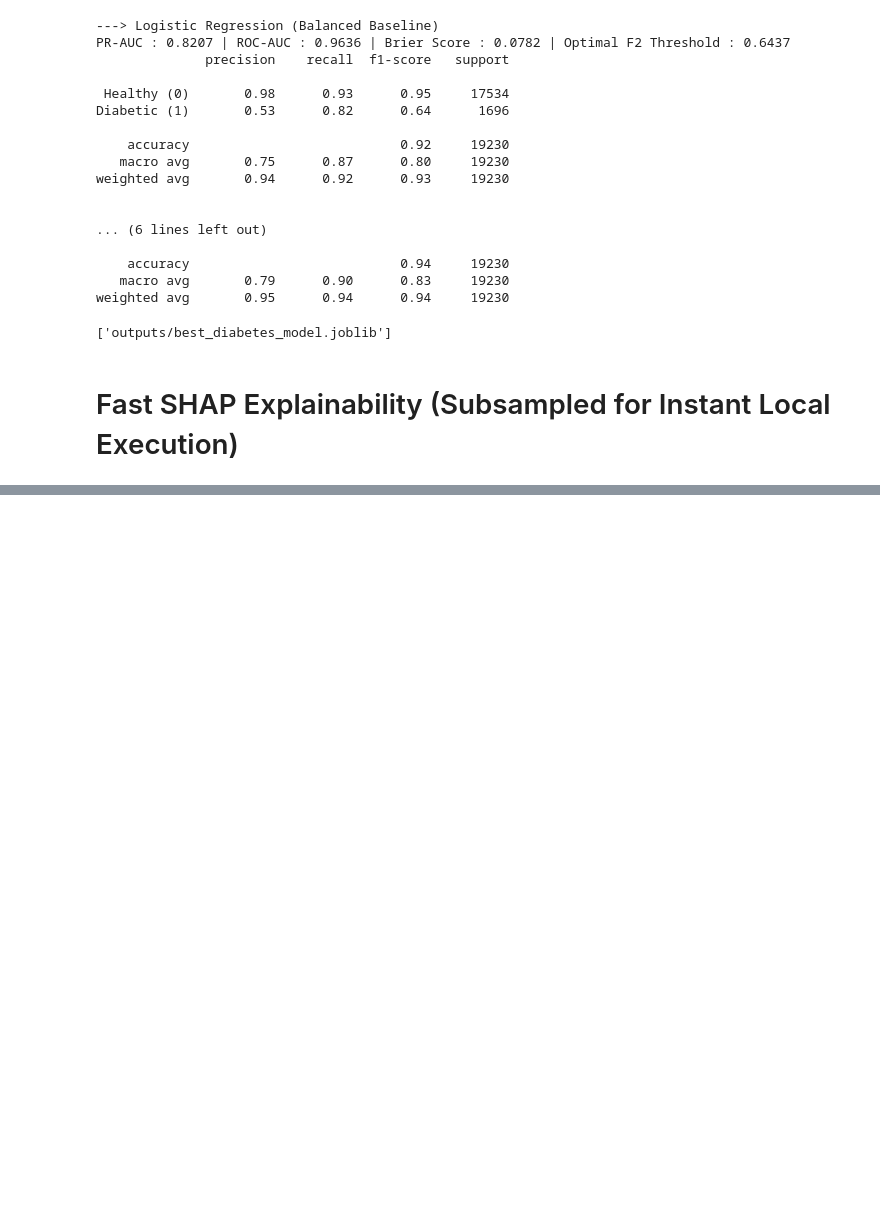
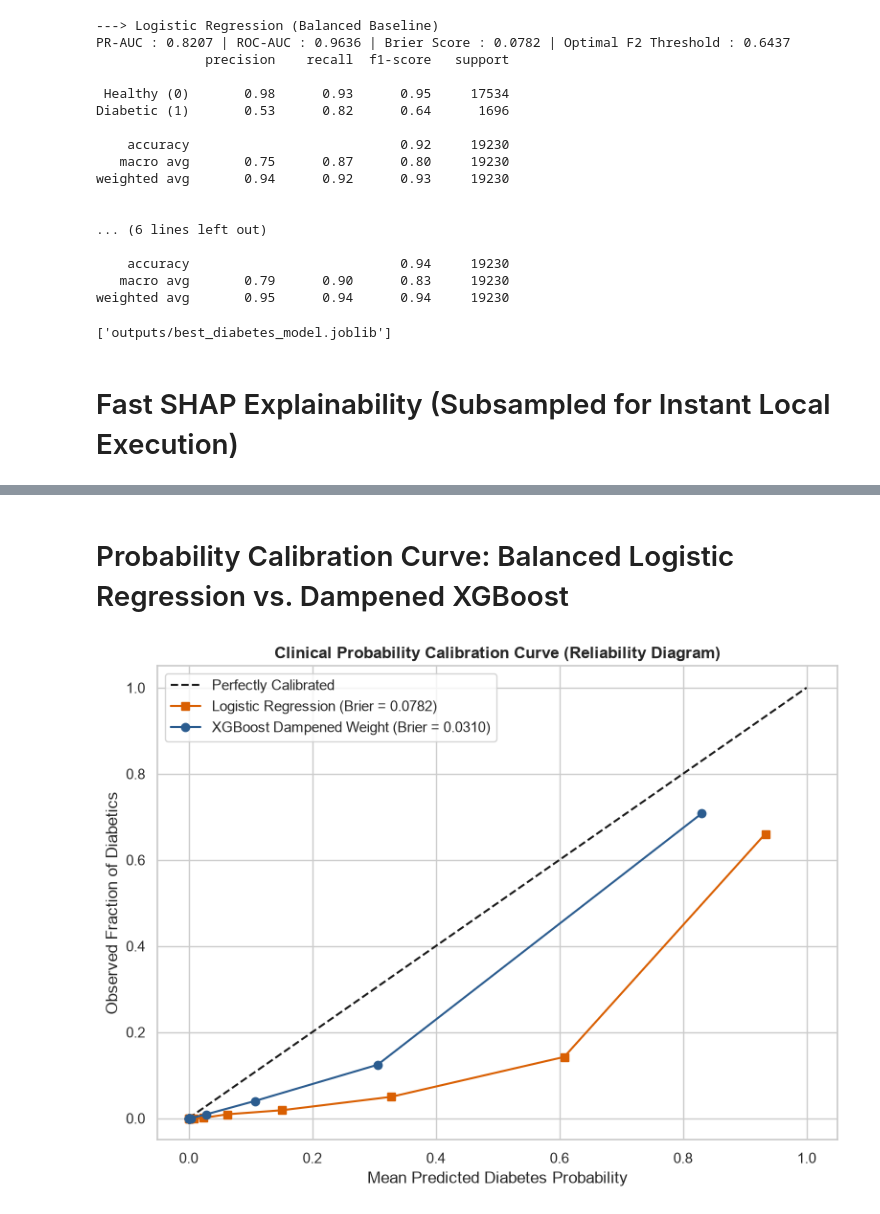
Before and after one commit to 05adji/100-days-real-world-ml, a Jupyter notebook: day-07-clinical-diabetes-risk/src/notebook.ipynb, the cells around one changed output, grey strips where cells are left out. Drawn from its saved outputs; the diff is of its cells as text; code cells hidden in the pictures; blank space fills up the shorter version.

```diff
--- a/day-07-clinical-diabetes-risk/src/notebook.ipynb
+++ b/day-07-clinical-diabetes-risk/src/notebook.ipynb
@@ -312,0 +313,26 @@ plt.show()
+# %% [markdown]
+# Probability Calibration Curve: Balanced Logistic Regression vs. Dampened XGBoost
+# %%
+from sklearn.calibration import calibration_curve
+
+lr_probs = models["Logistic Regression (Balanced Baseline)"].predict_proba(X_test)[:, 1]
+xgb_probs = models["XGBoost (Clinical Risk Engine)"].predict_proba(X_test)[:, 1]
+
+prob_true_lr, prob_pred_lr = calibration_curve(y_test, lr_probs, n_bins=10, strategy="quantile")
+prob_true_xgb, prob_pred_xgb = calibration_curve(y_test, xgb_probs, n_bins=10, strategy="quantile")
+
+plt.figure(figsize=(8, 6))
+plt.plot([0, 1], [0, 1], "k--", label="Perfectly Calibrated")
+plt.plot(prob_pred_lr, prob_true_lr, "s-", color="#d95f02",
+         label=f"Logistic Regression (Brier = {brier_score_loss(y_test, lr_probs):.4f})")
+plt.plot(prob_pred_xgb, prob_true_xgb, "o-", color="#2b5c8f",
+         label=f"XGBoost Dampened Weight (Brier = {brier_score_loss(y_test, xgb_probs):.4f})")
+plt.title("Clinical Probability Calibration Curve (Reliability Diagram)", fontweight="bold")
+plt.xlabel("Mean Predicted Diabetes Probability")
+plt.ylabel("Observed Fraction of Diabetics")
+plt.legend()
+plt.tight_layout()
+plt.savefig("outputs/calibration_curve_diabetes.png", dpi=150)
+plt.show()
+# %% [output]
+[figure, added]
```
Also changed, not shown: parts of 1 cell of this notebook, 25 other files.
